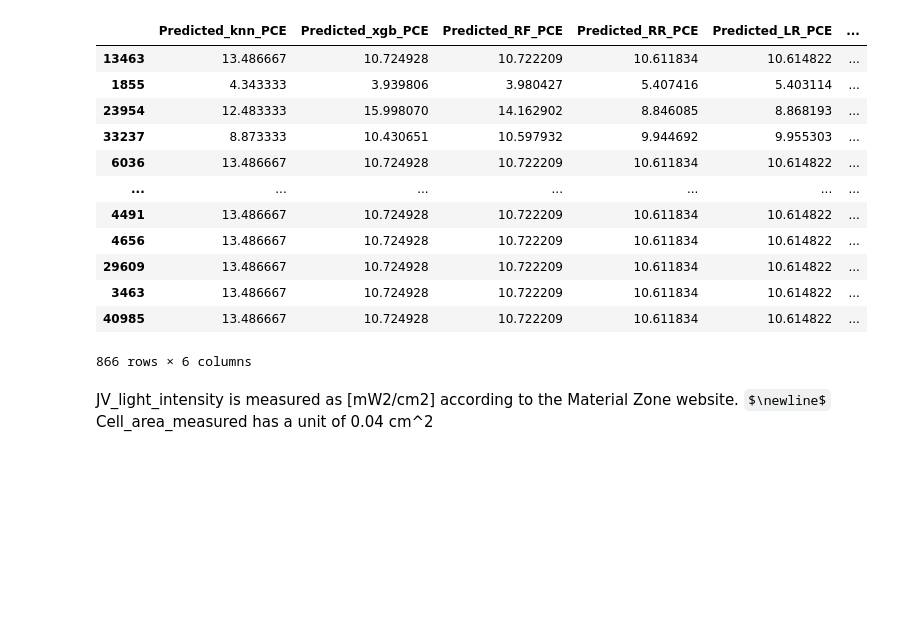
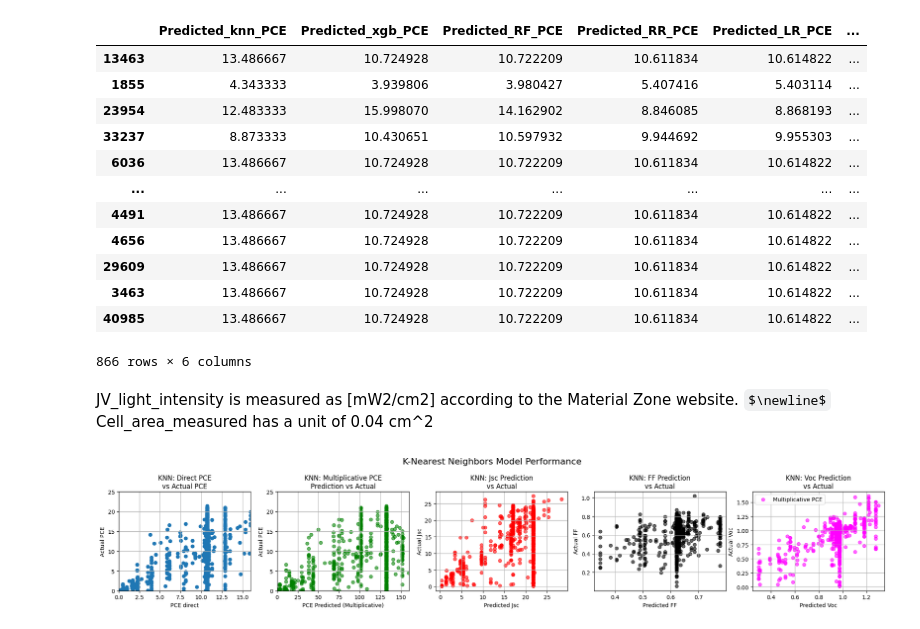
Before and after one commit to drcgreenland/PerovskiteML_project, a Jupyter notebook: replicating.ipynb, the cells around one changed output. Cells and saved outputs as stored; diff of their text form; code cells hidden in the pictures; some formulas as TeX source; blank space fills up the shorter version.

```diff
--- a/replicating.ipynb
+++ b/replicating.ipynb
@@ -1113,0 +1194,58 @@ Cell_area_measured has a unit of 0.04 cm^2
+# %%
+#KNN plots x5
+
+import matplotlib.pyplot as plt
+
+# Create a figure with 5 subplots in one row
+fig, axes = plt.subplots(1, 5, figsize=(20, 4))
+
+# Plot 1: Direct PCE vs Actual PCE
+axes[0].scatter(x, y)
+axes[0].set_xlabel("PCE direct")
+axes[0].set_ylabel("Actual PCE")
+axes[0].set_xlim(0, 16)
+axes[0].set_ylim(0, 25)
+axes[0].set_title("KNN: Direct PCE\nvs Actual PCE")
+axes[0].grid(True)
+
+# Plot 2: Multiplicative PCE
+axes[1].scatter(Predicted_mult_PCE, actual_PCE, color='green', alpha=0.6)
+axes[1].set_xlabel("PCE Predicted (Multiplicative)")
+axes[1].set_ylabel("Actual PCE")
+axes[1].set_xlim(0, 160)
+axes[1].set_ylim(0, 25)
+axes[1].set_title("KNN: Multiplicative PCE\nPrediction vs Actual")
+axes[1].grid(True)
+
+# Plot 3: Jsc
+axes[2].scatter(Jsc_knn_pred, actual_Jsc, color='red', alpha=0.6)
+axes[2].set_xlabel("Predicted Jsc")
+axes[2].set_ylabel("Actual Jsc")
+axes[2].set_title("KNN: Jsc Prediction\nvs Actual")
+axes[2].grid(True)
+
+# Plot 4: FF
+axes[3].scatter(FF_knn_pred, actual_FF, color='black', alpha=0.6)
+axes[3].set_xlabel("Predicted FF")
+axes[3].set_ylabel("Actual FF")
+axes[3].set_title("KNN: FF Prediction\nvs Actual")
+axes[3].grid(True)
+
+# Plot 5: Voc
+axes[4].scatter(Voc_knn_pred, actual_Voc, color='magenta', alpha=0.6, label='Multiplicative PCE')
+axes[4].set_xlabel("Predicted Voc")
+axes[4].set_ylabel("Actual Voc")
+axes[4].set_title("KNN: Voc Prediction\nvs Actual")
+axes[4].legend()
+axes[4].grid(True)
+
+# Add overall title
+fig.suptitle('K-Nearest Neighbors Model Performance', fontsize=16)
+
+# Adjust spacing between subplots
+plt.tight_layout()
+
+# Show plot
+plt.show()
+# %% [output]
+[figure, added]
```
Also changed, not shown: parts of 6 cells of this notebook.
